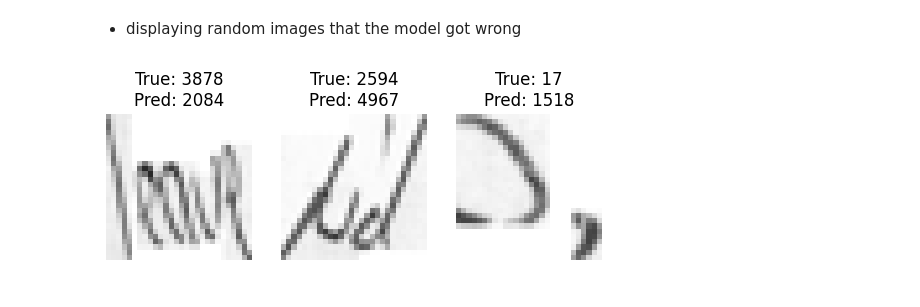
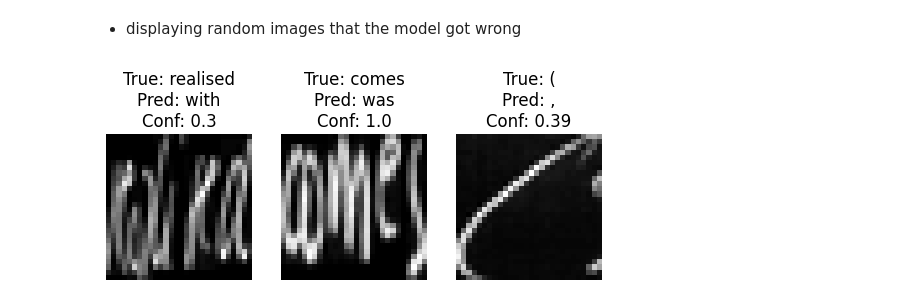
Before and after one commit to KazemZh/OCR_handwriting, a Jupyter notebook: notebooks/naive_CNN.ipynb, the cells around one changed output. Drawn from its saved outputs; the diff is of its cells as text; code cells hidden in the pictures.

Commit message:
Implement Improvements: use graylevel image, add data generator and callbacks, correct fit method

```diff
--- a/notebooks/naive_CNN.ipynb
+++ b/notebooks/naive_CNN.ipynb
@@ -133,7 +146,7 @@ X and Y have the same length  True
 * Train and testing split (70/30)
 # %%
 
-X_train, X_test, Y_train, Y_test = train_test_split(X, Y, test_size=0.3, random_state=42, stratify=Y)
+X_train, X_test, Y_train, Y_test = train_test_split(X, Y, test_size=0.2, random_state=42, stratify=Y)
 # %%
 #Display a random image from the dataset (take any number from the random state)
 
@@ -175,0 +206,10 @@ display(len(np.unique(Y_train)))
+# %%
+train_datagen = ImageDataGenerator(
+    width_shift_range = 0.1,
+    height_shift_range = 0.1,
+    rotation_range = 5)
+
+test_datagen = ImageDataGenerator()
+
+train_dataset = train_datagen.flow(X_train,y_train, batch_size = 64)
+test_dataset = test_datagen.flow(X_test, y_test, batch_size = 64)
@@ -179,7 +239,7 @@ display(len(np.unique(Y_train)))
 * Creating and Training the model
 # %%
 # CNN Model
-inputs_cnn = Input(shape=(28, 28, 3))  # Adjust shape for RGB
+inputs_cnn = Input(shape=(28, 28, 1))  # Adjust shape for RGB
 x = Conv2D(32, (5, 5), activation='relu')(inputs_cnn)
 x = MaxPooling2D(pool_size=(2, 2))(x)
 x = Dropout(0.2)(x)
@@ -193,11 +253,20 @@ model_cnn = Model(inputs=inputs_cnn, outputs=outputs_cnn)
 model_cnn.compile(loss='categorical_crossentropy', optimizer='adam', metrics=['accuracy'])
 
 # Train model
-training_history_cnn = model_cnn.fit(X_train, y_train,
-                                     validation_split=0.2,
-                                     epochs=15,
-                                     batch_size=200,
+'''
+training_history_cnn = model_cnn.fit(test_dataset,
+                                     y_train,
+                                     epochs=50,
+                                     #batch_size=64, # recommended for ocr project: 32 or 64
                                      verbose=1,
-                                     #class_weight=class_weights
-                                     )
+                                     class_weight=class_weights_dict_manual,
+                                     validation_data=(X_test, y_test),
+                                     callbacks=[early_stopping, model_checkpoint])'''
+
+training_history_cnn = model_cnn.fit(train_dataset,
+                                     epochs=50,
+                                     verbose=1,
+                                     class_weight=class_weights_dict_manual,
+                                     validation_data=test_dataset,
+                                     callbacks=[early_stopping, model_checkpoint])
 # %% [output]
@@ -279,25 +349,25 @@ print(cnf_matrix)
 # %%
 # Create mapping from class indices to transcriptions
 class_mapping = {index: transcription for index, transcription in enumerate(pd.Series(Y).unique())}
 
 # Handling error indexes
 error_indexes = [i for i in range(len(test_pred)) if test_pred_class[i] != y_test_class[i]]
 
 if len(error_indexes) > 0:
     j = 1
     for i in np.random.choice(error_indexes, size=min(3, len(error_indexes)), replace=False):
         img = X_test[i]
         plt.subplot(1, 3, j)
         plt.axis('off')
         plt.imshow(img, cmap=cm.binary)
+        true_transcription = df_filtered.loc[df_filtered['transcription_encoded'] == Y_test[i], 'transcription'].iloc[0]
+        predicted_transcription = df_filtered.loc[df_filtered['transcription_encoded'] == test_pred_class[i], 'transcription'].iloc[0]
+        confidence = str(round(test_pred[i][test_pred_class[i]], 2))
 
-        true_transcription = Y_test[i]  # Get true transcription directly from the original labels
-        predicted_transcription = class_mapping[test_pred_class[i]]  # Get predicted transcription
-
-        plt.title(f'True: {true_transcription}\nPred: {predicted_transcription}')
+        plt.title(f'True: {true_transcription}\nPred: {predicted_transcription}\nConf: {confidence}')
         j += 1
     plt.show()
 else:
     print("No errors in predictions.")
 # %% [output]
-[figure, old version]
+[figure, new version]
```
Also changed, not shown: parts of 11 cells of this notebook.
